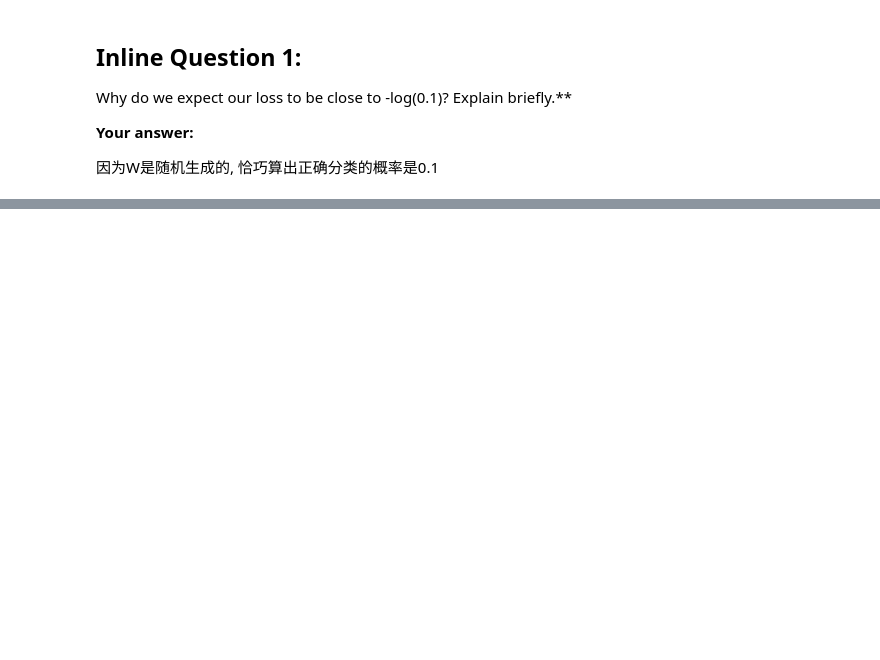
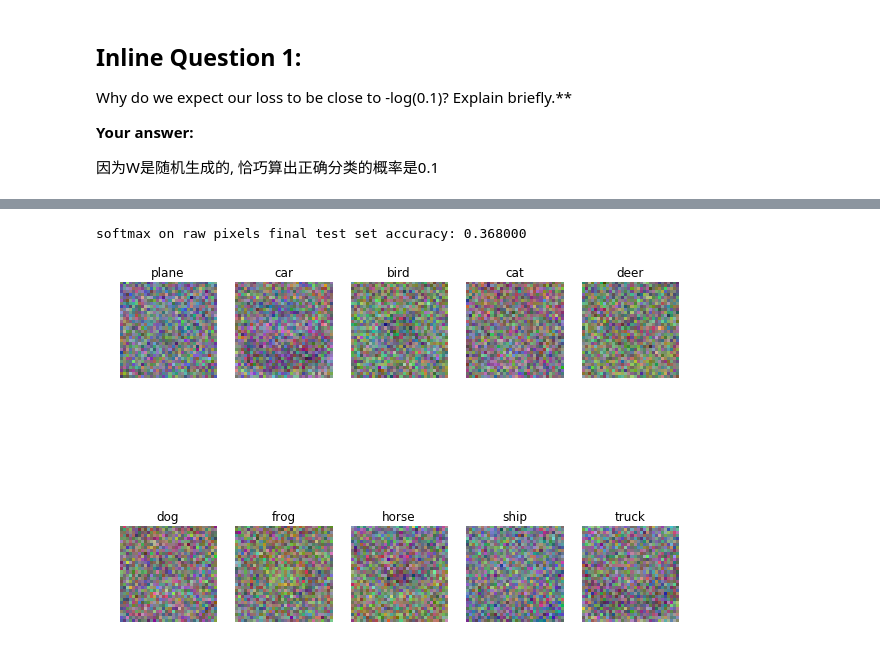
Before and after one commit to probe301/kaggle, a Jupyter notebook: CS231n_assignment1/softmax.ipynb, the cells around one changed output, grey strips where cells are left out. Cells and saved outputs as stored; diff of their text form; code cells hidden in the pictures; blank space fills up the shorter version.

Commit message:
done softmax.ipynb

```diff
--- a/CS231n_assignment1/softmax.ipynb
+++ b/CS231n_assignment1/softmax.ipynb
@@ -261,6 +266,11 @@ best_val = -1
 best_softmax = None
 learning_rates = [1e-7, 5e-7]
 regularization_strengths = [5e4, 1e8]
+learning_rates = [1e-8, 5e-8, 1e-7, 5e-7, 1e-6]
+regularization_strengths = [1e4, 5e4, 1e5, 5e5, 1e6, 1e7, 1e8]
+
+# learning_rates = learning_rates[:1]
+# regularization_strengths = regularization_strengths[:1]
 
 ################################################################################
 # TODO:                                                                        #
@@ -268,7 +278,31 @@ regularization_strengths = [5e4, 1e8]
 # This should be identical to the validation that you did for the SVM; save    #
 # the best trained softmax classifer in best_softmax.                          #
 ################################################################################
-pass
+num_iters = 500
+for learning_rate in learning_rates:
+    for reg_strength in regularization_strengths:
+        softmax = Softmax()
+
+        print(' ---- train at {} {}-----'.format(learning_rate, reg_strength))
+        loss_hist = softmax.train(X_train, y_train,
+                                  learning_rate=learning_rate,
+                                  reg=reg_strength,
+                                  num_iters=num_iters,
+                                  verbose=False)
+        print(loss_hist[::100])
+
+        y_train_pred = softmax.predict(X_train)
+        training_accuracy = np.mean(y_train == y_train_pred)
+        y_val_pred = softmax.predict(X_val)
+        validation_accuracy = np.mean(y_val == y_val_pred)
+
+        key = learning_rate, reg_strength
+        val = training_accuracy, validation_accuracy
+        results[key] = val
+
+        if validation_accuracy > best_val:
+            best_val = validation_accuracy
+            best_softmax = softmax
 ################################################################################
 #                              END OF YOUR CODE                                #
 ################################################################################
@@ -276,7 +310,7 @@ pass
 # Print out results.
 for lr, reg in sorted(results):
     train_accuracy, val_accuracy = results[(lr, reg)]
-    print 'lr %e reg %e train accuracy: %f val accuracy: %f' % (
-                lr, reg, train_accuracy, val_accuracy)
+    print ('lr %e reg %e train accuracy: %f val accuracy: %f' % (
+                lr, reg, train_accuracy, val_accuracy))
 
-print 'best validation accuracy achieved during cross-validation: %f' % best_val
+print ('best validation accuracy achieved during cross-validation: %f' % best_val)
@@ -285,20 +368,24 @@ print 'best validation accuracy achieved during cross-validation: %f' % best_val
 # Evaluate the best softmax on test set
 y_test_pred = best_softmax.predict(X_test)
 test_accuracy = np.mean(y_test == y_test_pred)
-print 'softmax on raw pixels final test set accuracy: %f' % (test_accuracy, )
+print ('softmax on raw pixels final test set accuracy: %f' % (test_accuracy, ))
+# %% [output]
+softmax on raw pixels final test set accuracy: 0.368000
 # %%
 # Visualize the learned weights for each class
 w = best_softmax.W[:-1,:] # strip out the bias
 w = w.reshape(32, 32, 3, 10)
 
 w_min, w_max = np.min(w), np.max(w)
 
 classes = ['plane', 'car', 'bird', 'cat', 'deer', 'dog', 'frog', 'horse', 'ship', 'truck']
-for i in xrange(10):
+for i in range(10):
   plt.subplot(2, 5, i + 1)
 
   # Rescale the weights to be between 0 and 255
   wimg = 255.0 * (w[:, :, :, i].squeeze() - w_min) / (w_max - w_min)
   plt.imshow(wimg.astype('uint8'))
   plt.axis('off')
   plt.title(classes[i])
+# %% [output]
+[figure, added]
```
Also changed, not shown: parts of 4 cells of this notebook, 2 other files.
